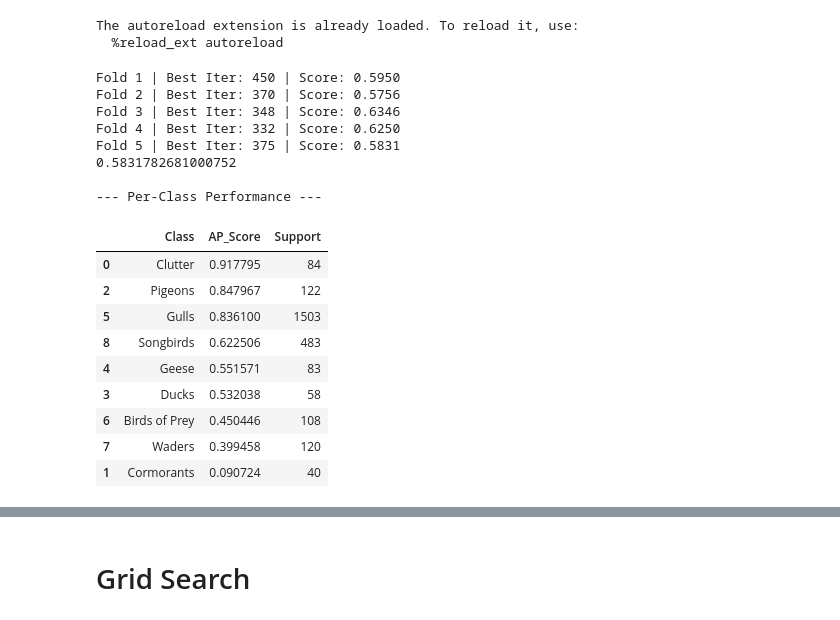
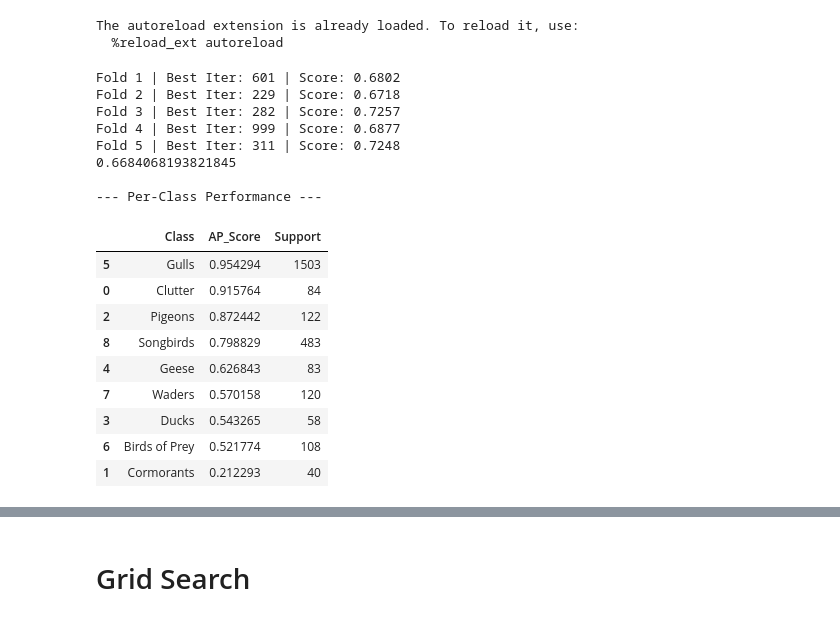
Before and after one commit to Arkantanti/AICup, a Jupyter notebook: training/experiment_hub.ipynb, the cells around one changed output, grey strips where cells are left out. Saved outputs shown, nothing was run; the diff lists cells and outputs as text; code cells hidden in the pictures.

Commit message:
model: cormorant one vs all

```diff
--- a/training/experiment_hub.ipynb
+++ b/training/experiment_hub.ipynb
@@ -15,12 +15,12 @@ from feature_config import features_config
 
 df = pd.read_csv(DATA_PATH)
 transformed = df_transform_experimental(df, features_config, True)
-X, y, features = prepare_for_training(transformed, features_config)
+X, y, features = prepare_for_training(transformed, features_config, CLASS_NAMES)
 # %% [output]
 The autoreload extension is already loaded. To reload it, use:
   %reload_ext autoreload
 # %%
-from training import run_cv_training_xgboost
+from xgboost_train import run_cv_training_xgboost
 from custom_scoring import calculate_macro_ap
 
 params = {
@@ -30,49 +30,50 @@ params = {
             'objective': 'multi:softprob',
             'num_class': len(CLASS_NAMES),
             'tree_method': 'hist',
             'early_stopping_rounds': 100,
             'random_state': 42,
-            'use_weights': False
+            'use_weights': False,
+            'resampling': True,
         }
 
 config = {
     'params':params,
     'feature_version':features,
 }
 
 wandb.init(project="AICup", config=config)
 models, oof_preds= run_cv_training_xgboost(X, y, class_names=CLASS_NAMES, params=params)
 #models, oof_preds= run_cv_training_cat(X, y, class_names=CLASS_NAMES)
 final_score, detailed_scores = calculate_macro_ap(y, oof_preds, CLASS_NAMES)
 wandb.log({"mean_macro_ap": final_score})
 wandb.log({"detailed_scores": detailed_scores})
 wandb.finish()
 
 print(final_score)
 
 
 from result_analysis import debug_per_class_scores
 
 debug_per_class_scores(y, oof_preds)
 # %% [output]
-Fold 1 | Best Iter: 450 | Score: 0.5950
-Fold 2 | Best Iter: 370 | Score: 0.5756
-Fold 3 | Best Iter: 348 | Score: 0.6346
-Fold 4 | Best Iter: 332 | Score: 0.6250
-Fold 5 | Best Iter: 375 | Score: 0.5831
-0.5831782681000752
+Fold 1 | Best Iter: 601 | Score: 0.6802
+Fold 2 | Best Iter: 229 | Score: 0.6718
+Fold 3 | Best Iter: 282 | Score: 0.7257
+Fold 4 | Best Iter: 999 | Score: 0.6877
+Fold 5 | Best Iter: 311 | Score: 0.7248
+0.6684068193821845
 
 --- Per-Class Performance ---
 |  | Class | AP_Score | Support |
-| 0 | Clutter | 0.917795 | 84 |
-| 2 | Pigeons | 0.847967 | 122 |
-| 5 | Gulls | 0.836100 | 1503 |
-| 8 | Songbirds | 0.622506 | 483 |
-| 4 | Geese | 0.551571 | 83 |
-| 3 | Ducks | 0.532038 | 58 |
-| 6 | Birds of Prey | 0.450446 | 108 |
-| 7 | Waders | 0.399458 | 120 |
-| 1 | Cormorants | 0.090724 | 40 |
+| 5 | Gulls | 0.954294 | 1503 |
+| 0 | Clutter | 0.915764 | 84 |
+| 2 | Pigeons | 0.872442 | 122 |
+| 8 | Songbirds | 0.798829 | 483 |
+| 4 | Geese | 0.626843 | 83 |
+| 7 | Waders | 0.570158 | 120 |
+| 3 | Ducks | 0.543265 | 58 |
+| 6 | Birds of Prey | 0.521774 | 108 |
+| 1 | Cormorants | 0.212293 | 40 |
 # %%
 from kaggle_prediction import generate_ensemble_submission
 
```
Also changed, not shown: parts of 3 cells of this notebook, 6 other files.
